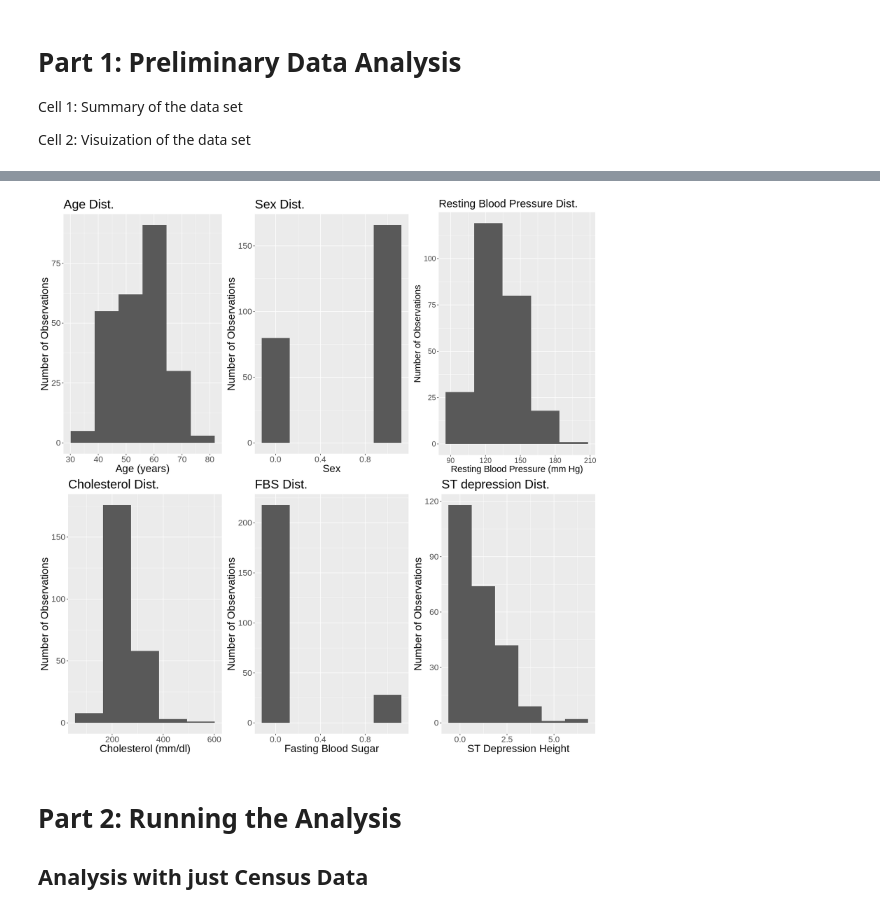
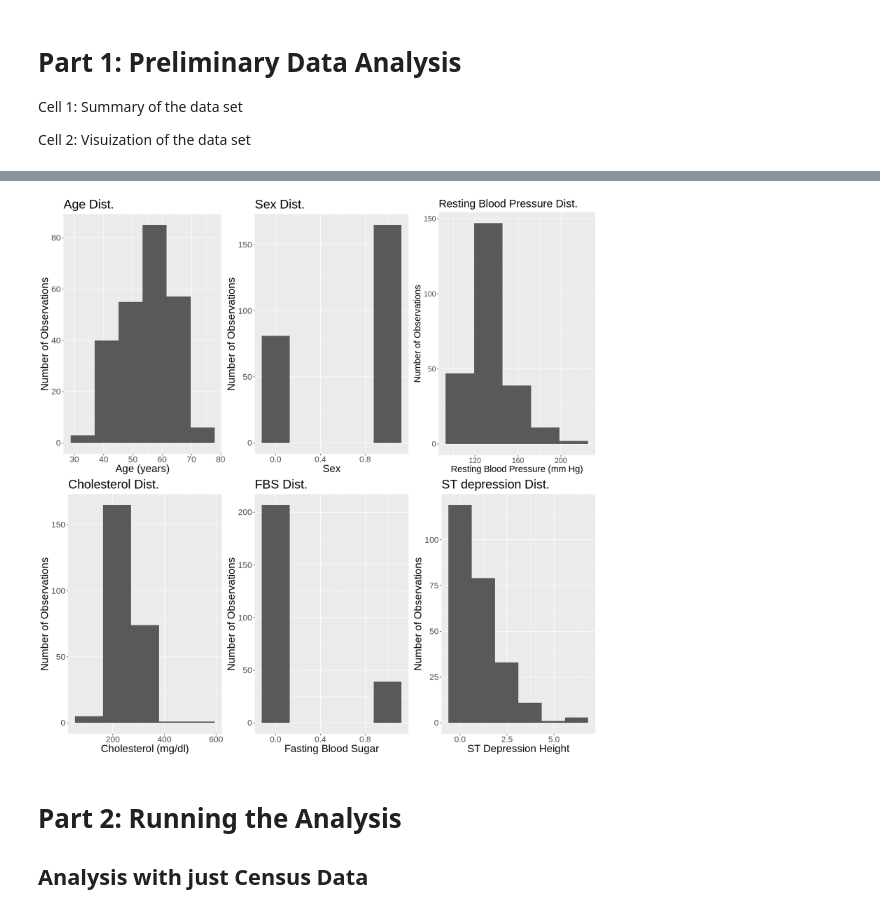
Before and after one commit to Phoebeml/Group20_DSCI100, a Jupyter notebook: Group20Project.ipynb, the cells around one changed output, grey strips where cells are left out. Cells and saved outputs as stored; diff of their text form; code cells hidden in the pictures.

Commit message:
Revert 'Count function to calculate number of observations'
This reverts commit 0a8f0ef99e29b4721272ec04abced62362410c40

```diff
--- a/Group20Project.ipynb
+++ b/Group20Project.ipynb
@@ -53,6 +66,12 @@ clean_heart_data <- Cl_heart_data_2 |>
 # rename column
 colnames(clean_heart_data) <- c("age", "sex", "trestbps", "chol", "fbs", "oldpeak", "num")
 
+ups_recipe <- recipe(num ~ ., data = clean_heart_data) |>
+  step_upsample(num, over_ratio = 1, skip = FALSE) |>
+  prep()
+
+clean_heart_data <- bake(ups_recipe, clean_heart_data)
+
 #splitting data into training and testing sets
 heart_data_split <-  initial_split(clean_heart_data, prop = 0.75, strata = num)
 heart_train <- training(heart_data_split)
@@ -99,13 +110,7 @@ A tibble: 2 × 2
-# %%
-ups_recipe <- recipe(num ~ ., data = heart_train) |>
-  step_upsample(num, over_ratio = 1, skip = FALSE) |>
-  prep()
-
-heart_train <- bake(ups_recipe, heart_train)
 # %%
 options(repr.plot.height = 15, repr.plot.width = 15)
 
-# Visualize data distribution in a graph
+# Visulize data distribution in a graph
 age_distribution <- heart_train |>
     ggplot() +
     geom_histogram(bins = 6, aes(x=age)) +
@@ -123,36 +128,36 @@ sex_distribution <- heart_train |>
 trestbps_distribution <- heart_train |>
     ggplot() +
     geom_histogram(bins = 5,aes(x=trestbps)) +
     labs(x="Resting Blood Pressure (mm Hg)",y = "Number of Observations") +
     ggtitle("Resting Blood Pressure Dist.") +
     theme(text=element_text(size=17.5))
 
 chol_distribution <- heart_train |>
     ggplot() +
     geom_histogram(bins = 5,aes(x=chol)) +
-    labs(x="Cholesterol (mm/dl)",y = "Number of Observations") +
+    labs(x="Cholesterol (mg/dl)",y = "Number of Observations") +
     ggtitle("Cholesterol Dist.")+
     theme(text=element_text(size=20))
 
 fbs_distribution <- heart_train |>
     ggplot() +
     geom_histogram(bins = 5 ,aes(x=fbs)) +
     labs(x="Fasting Blood Sugar",y = "Number of Observations") +
     ggtitle("FBS Dist.") +
     theme(text=element_text(size=20))
 
 oldpeak_distribution <- heart_train |>
     ggplot() +
     geom_histogram(bins = 6,aes(x=oldpeak)) +
     labs(x="ST Depression Height",y = "Number of Observations") +
     ggtitle("ST depression Dist.") +
     theme(text=element_text(size=20))
 
-# Arrange all graphs to print together
+#arrange all graphs to print together
 grid.arrange(age_distribution,sex_distribution,trestbps_distribution, chol_distribution,
              fbs_distribution, oldpeak_distribution, ncol =3)
 # %% [output]
-[figure, old version]
+[figure, new version]
 # %% [markdown]
 Part 2: Running the Analysis
 =====
```
Also changed, not shown: parts of 11 cells of this notebook.
